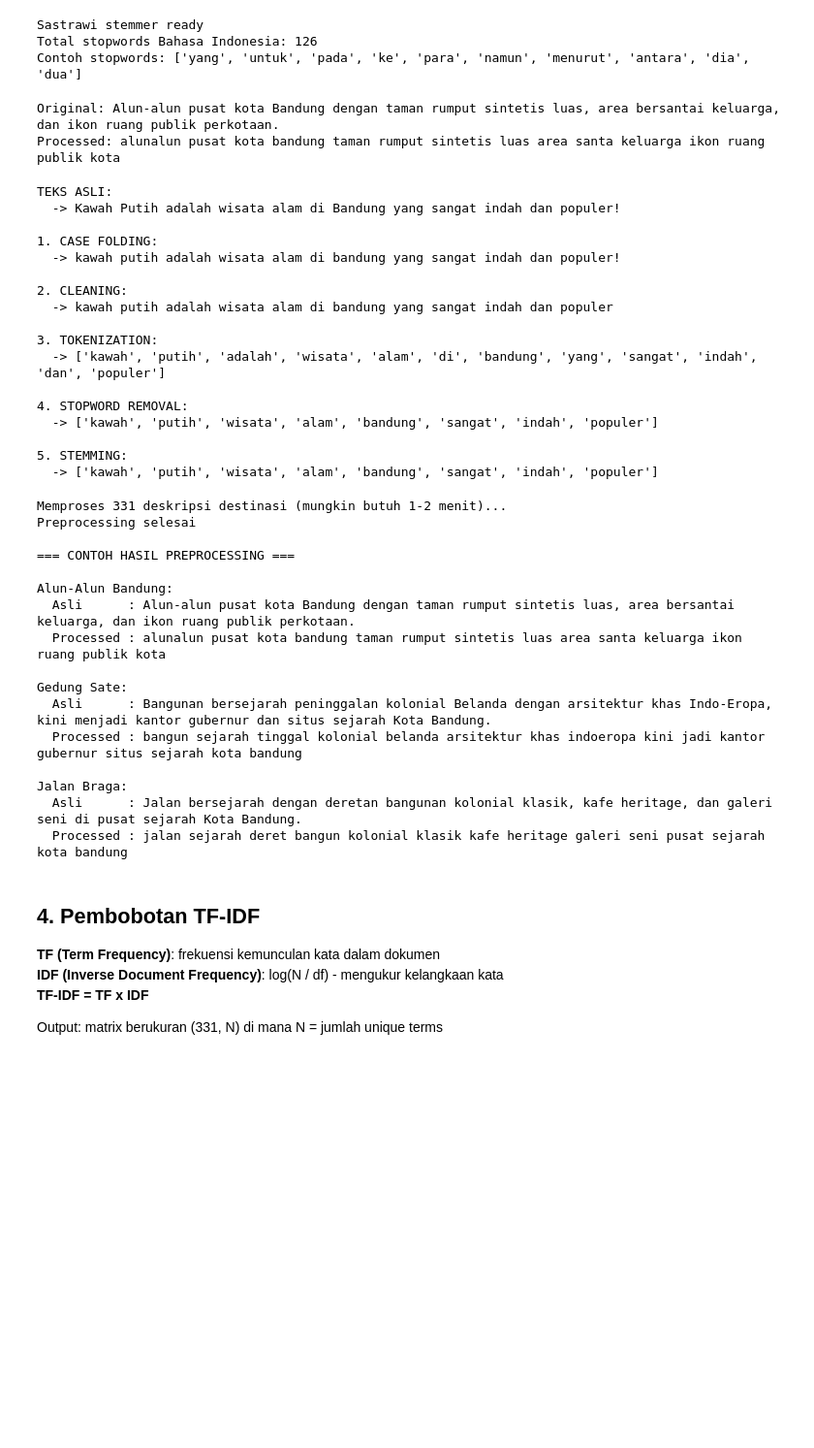
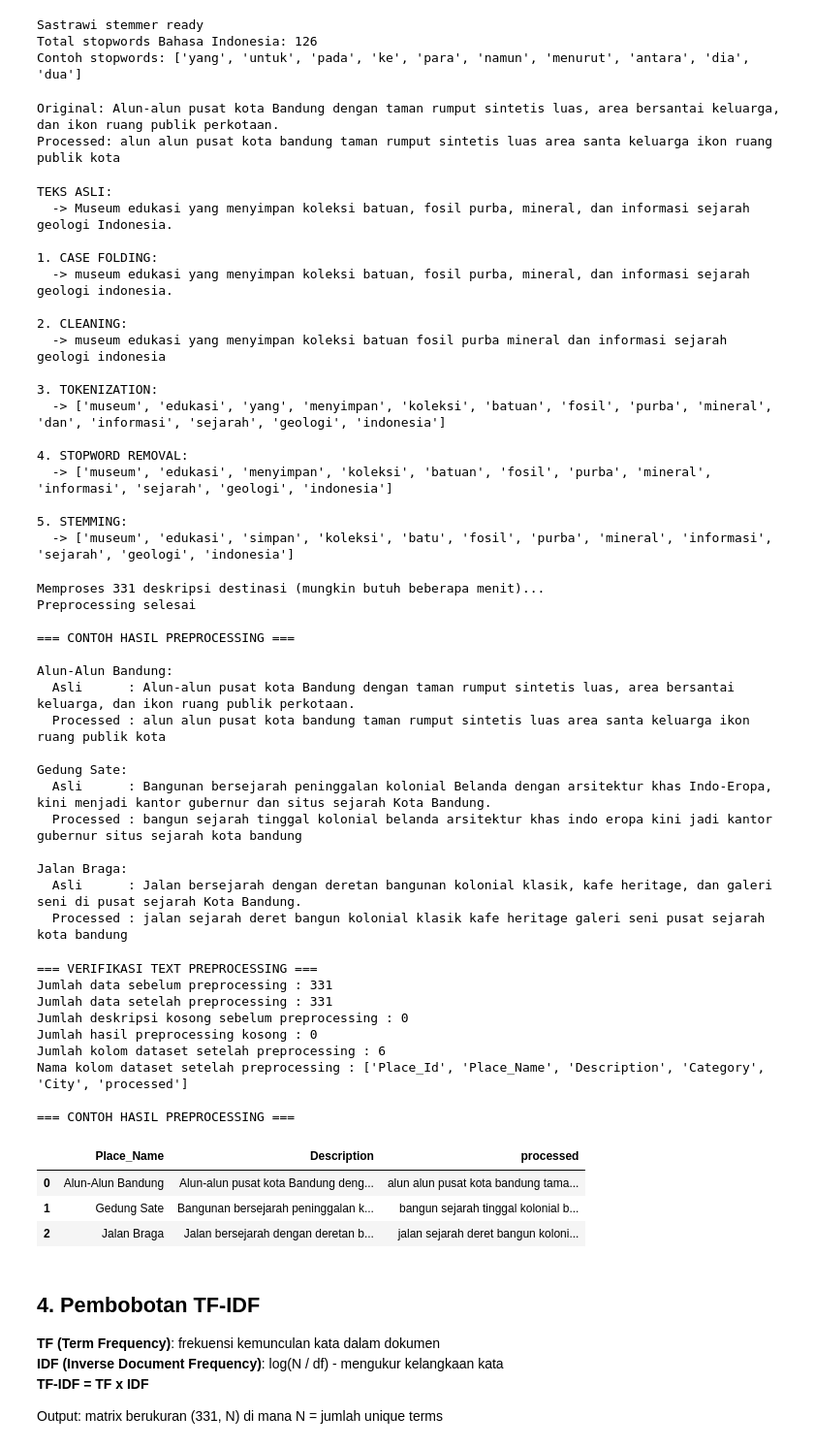
Before and after one commit to miraaldina/Rekomendasi-wisata-bandung, a Jupyter notebook: notebook/01_preprocessing_modeling.ipynb, the cells around one changed output. Shown at 97% size. Cells and saved outputs as stored; diff of their text form; code cells hidden in the pictures; blank space fills up the shorter version.

```diff
--- a/notebook/01_preprocessing_modeling.ipynb
+++ b/notebook/01_preprocessing_modeling.ipynb
@@ -125,11 +244,15 @@ Total stopwords Bahasa Indonesia: 126
 Contoh stopwords: ['yang', 'untuk', 'pada', 'ke', 'para', 'namun', 'menurut', 'antara', 'dia', 'dua']
 # %%
 def preprocess_text(text):
+    # Pastikan input selalu string agar tidak error saat ada NaN/angka.
+    text = str(text) if pd.notna(text) else ''
+
     # 1. Case folding
     text = text.lower()
 
     # 2. Cleaning - hapus karakter non-alfabet
-    text = re.sub(r'[^a-z\s]', '', text)
+    text = re.sub(r'[^a-z\s]', ' ', text)
+    text = re.sub(r'\s+', ' ', text).strip()
 
     # 3. Tokenization
     tokens = text.split()
@@ -148,11 +271,12 @@ print(f'Original: {sample["Description"]}')
 print(f'Processed: {preprocess_text(sample["Description"])}')
 # %% [output]
 Original: Alun-alun pusat kota Bandung dengan taman rumput sintetis luas, area bersantai keluarga, dan ikon ruang publik perkotaan.
-Processed: alunalun pusat kota bandung taman rumput sintetis luas area santa keluarga ikon ruang publik kota
+Processed: alun alun pusat kota bandung taman rumput sintetis luas area santa keluarga ikon ruang publik kota
 # %%
 # Contoh tahapan preprocessing detail (untuk laporan BAB III/IV)
 def preprocess_text_detailed(text):
-    """Versi detail untuk menampilkan output tiap tahapan"""
+    text = str(text) if pd.notna(text) else ''
+
     print(f'TEKS ASLI:')
     print(f'  -> {text}\n')
 
@@ -160,7 +284,8 @@ def preprocess_text_detailed(text):
     print(f'1. CASE FOLDING:')
     print(f'  -> {step1}\n')
 
-    step2 = re.sub(r'[^a-z\s]', '', step1)  # 2. Cleaning
+    step2 = re.sub(r'[^a-z\s]', ' ', step1)  # 2. Cleaning
+    step2 = re.sub(r'\s+', ' ', step2).strip()
     print(f'2. CLEANING:')
     print(f'  -> {step2}\n')
 
@@ -178,55 +303,84 @@ def preprocess_text_detailed(text):
 
     return ' '.join(step5)
 
-sample_text = 'Kawah Putih adalah wisata alam di Bandung yang sangat indah dan populer!'
+sample_text = 'Museum edukasi yang menyimpan koleksi batuan, fosil purba, mineral, dan informasi sejarah geologi Indonesia.'
 result = preprocess_text_detailed(sample_text)
 # %% [output]
 TEKS ASLI:
-  -> Kawah Putih adalah wisata alam di Bandung yang sangat indah dan populer!
+  -> Museum edukasi yang menyimpan koleksi batuan, fosil purba, mineral, dan informasi sejarah geologi Indonesia.
 
 1. CASE FOLDING:
-  -> kawah putih adalah wisata alam di bandung yang sangat indah dan populer!
+  -> museum edukasi yang menyimpan koleksi batuan, fosil purba, mineral, dan informasi sejarah geologi indonesia.
 
 2. CLEANING:
-  -> kawah putih adalah wisata alam di bandung yang sangat indah dan populer
+  -> museum edukasi yang menyimpan koleksi batuan fosil purba mineral dan informasi sejarah geologi indonesia
 
 3. TOKENIZATION:
-  -> ['kawah', 'putih', 'adalah', 'wisata', 'alam', 'di', 'bandung', 'yang', 'sangat', 'indah', 'dan', 'populer']
+  -> ['museum', 'edukasi', 'yang', 'menyimpan', 'koleksi', 'batuan', 'fosil', 'purba', 'mineral', 'dan', 'informasi', 'sejarah', 'geologi', 'indonesia']
 
 4. STOPWORD REMOVAL:
-  -> ['kawah', 'putih', 'wisata', 'alam', 'bandung', 'sangat', 'indah', 'populer']
+  -> ['museum', 'edukasi', 'menyimpan', 'koleksi', 'batuan', 'fosil', 'purba', 'mineral', 'informasi', 'sejarah', 'geologi', 'indonesia']
 
 5. STEMMING:
-  -> ['kawah', 'putih', 'wisata', 'alam', 'bandung', 'sangat', 'indah', 'populer']
+  -> ['museum', 'edukasi', 'simpan', 'koleksi', 'batu', 'fosil', 'purba', 'mineral', 'informasi', 'sejarah', 'geologi', 'indonesia']
 # %%
 # Apply preprocessing ke semua deskripsi
-print('Memproses 331 deskripsi destinasi (mungkin butuh 1-2 menit)...')
+print(f'Memproses {len(df)} deskripsi destinasi (mungkin butuh beberapa menit)...')
 df['processed'] = df['Description'].apply(preprocess_text)
 print('Preprocessing selesai')
 
 # Tampilkan contoh hasil preprocessing
 print('\n=== CONTOH HASIL PREPROCESSING ===')
-for i in range(3):
+for i in range(min(3, len(df))):
     print(f'\n{df.iloc[i]["Place_Name"]}:')
     print(f'  Asli      : {df.iloc[i]["Description"]}')
     print(f'  Processed : {df.iloc[i]["processed"]}')
 # %% [output]
-Memproses 331 deskripsi destinasi (mungkin butuh 1-2 menit)...
+Memproses 331 deskripsi destinasi (mungkin butuh beberapa menit)...
 Preprocessing selesai
 
 === CONTOH HASIL PREPROCESSING ===
 
 Alun-Alun Bandung:
   Asli      : Alun-alun pusat kota Bandung dengan taman rumput sintetis luas, area bersantai keluarga, dan ikon ruang publik perkotaan.
-  Processed : alunalun pusat kota bandung taman rumput sintetis luas area santa keluarga ikon ruang publik kota
+  Processed : alun alun pusat kota bandung taman rumput sintetis luas area santa keluarga ikon ruang publik kota
 
 Gedung Sate:
   Asli      : Bangunan bersejarah peninggalan kolonial Belanda dengan arsitektur khas Indo-Eropa, kini menjadi kantor gubernur dan situs sejarah Kota Bandung.
-  Processed : bangun sejarah tinggal kolonial belanda arsitektur khas indoeropa kini jadi kantor gubernur situs sejarah kota bandung
+  Processed : bangun sejarah tinggal kolonial belanda arsitektur khas indo eropa kini jadi kantor gubernur situs sejarah kota bandung
 
 Jalan Braga:
   Asli      : Jalan bersejarah dengan deretan bangunan kolonial klasik, kafe heritage, dan galeri seni di pusat sejarah Kota Bandung.
   Processed : jalan sejarah deret bangun kolonial klasik kafe heritage galeri seni pusat sejarah kota bandung
+# %%
+# ============================================================
+# VERIFIKASI HASIL TEXT PREPROCESSING UNTUK LAPORAN BAB IV
+# ============================================================
+
+print("=== VERIFIKASI TEXT PREPROCESSING ===")
+print("Jumlah data sebelum preprocessing :", len(df))
+print("Jumlah data setelah preprocessing :", df["processed"].count())
+print("Jumlah deskripsi kosong sebelum preprocessing :", df["Description"].isna().sum())
+print("Jumlah hasil preprocessing kosong :", df["processed"].isna().sum())
+print("Jumlah kolom dataset setelah preprocessing :", df.shape[1])
+print("Nama kolom dataset setelah preprocessing :", df.columns.tolist())
+
+print("\n=== CONTOH HASIL PREPROCESSING ===")
+display(df[["Place_Name", "Description", "processed"]].head(3))
+# %% [output]
+=== VERIFIKASI TEXT PREPROCESSING ===
+Jumlah data sebelum preprocessing : 331
+Jumlah data setelah preprocessing : 331
+Jumlah deskripsi kosong sebelum preprocessing : 0
+Jumlah hasil preprocessing kosong : 0
+Jumlah kolom dataset setelah preprocessing : 6
+Nama kolom dataset setelah preprocessing : ['Place_Id', 'Place_Name', 'Description', 'Category', 'City', 'processed']
+
+=== CONTOH HASIL PREPROCESSING ===
+|  | Place_Name | Description | processed |
+| 0 | Alun-Alun Bandung | Alun-alun pusat kota Bandung deng... | alun alun pusat kota bandung tama... |
+| 1 | Gedung Sate | Bangunan bersejarah peninggalan k... | bangun sejarah tinggal kolonial b... |
+| 2 | Jalan Braga | Jalan bersejarah dengan deretan b... | jalan sejarah deret bangun koloni... |
 # %% [markdown]
 ## 4. Pembobotan TF-IDF
 
```
Also changed, not shown: parts of 31 cells of this notebook, 6 other files.
